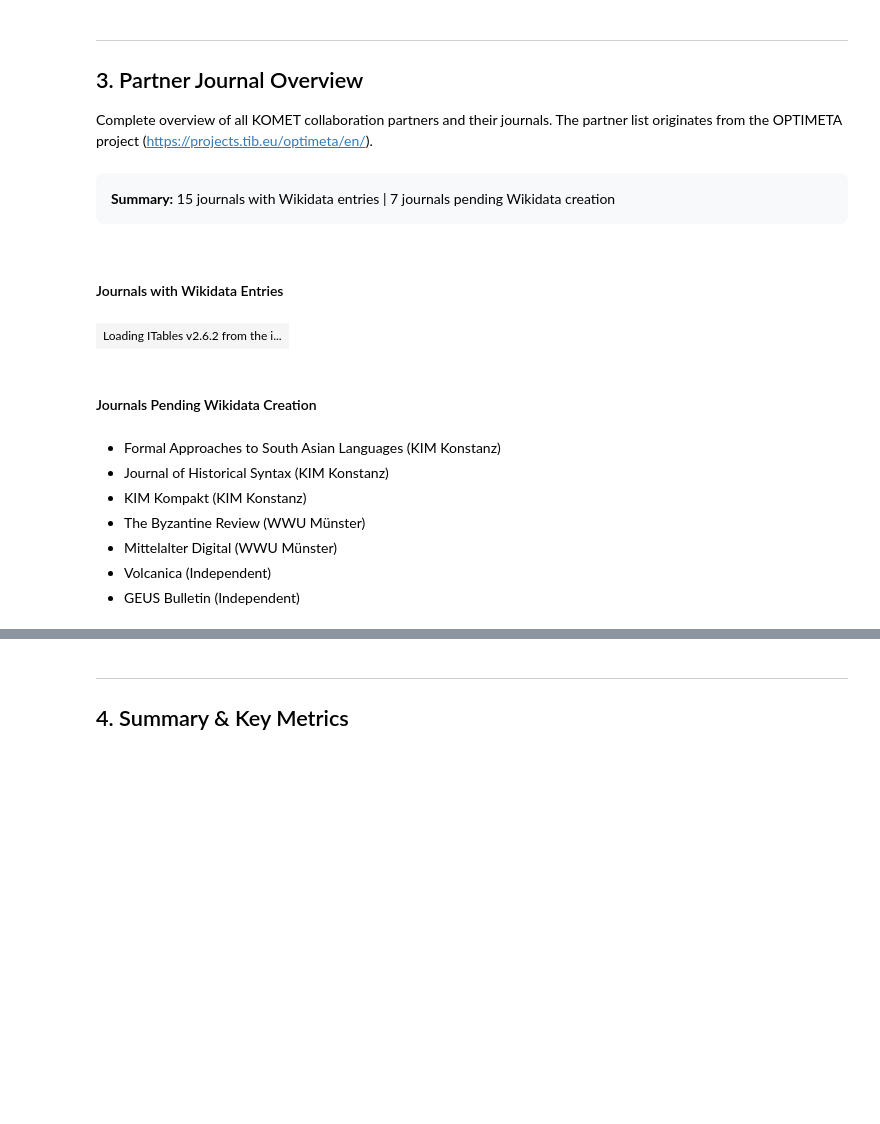
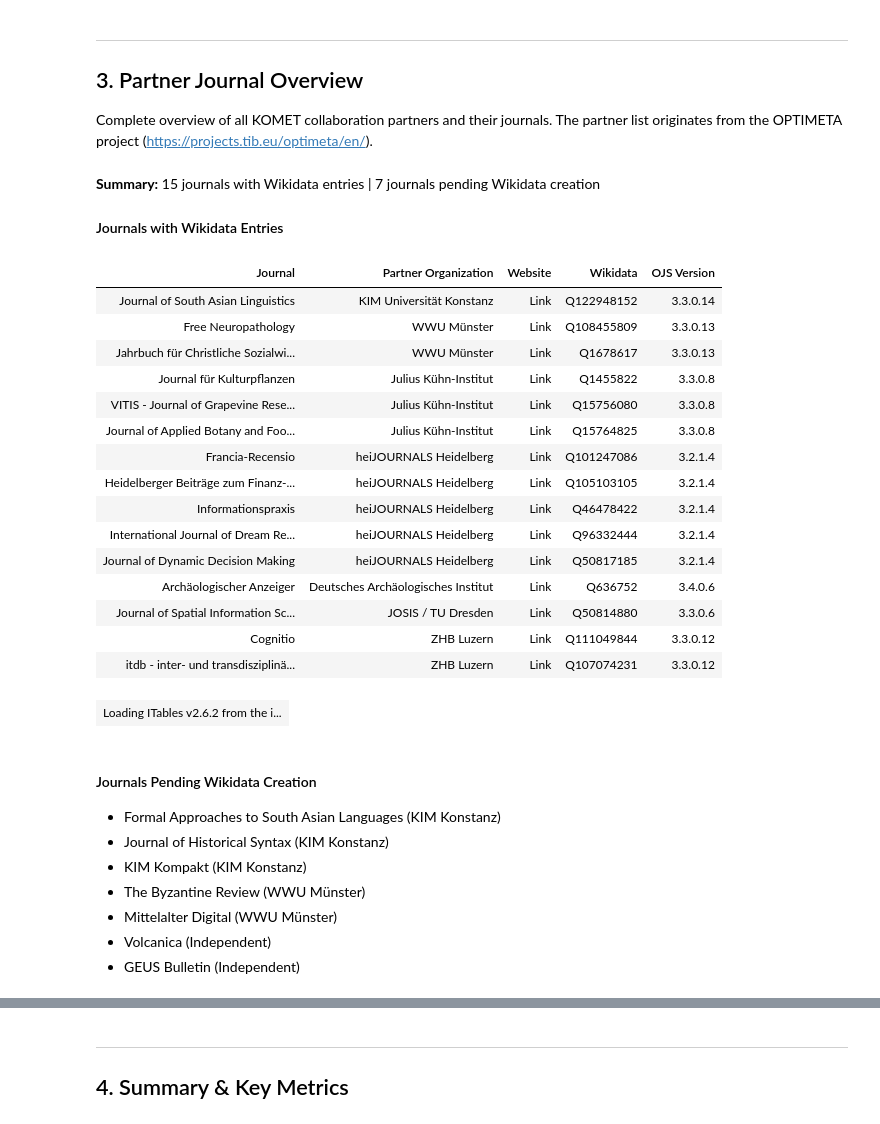
Before and after one commit to GeoinformationSystems/komet-report, a Jupyter notebook: komet_evaluation.ipynb, the cells around one changed output, grey strips where cells are left out. Drawn from its saved outputs; the diff is of its cells as text; code cells hidden in the pictures; blank space fills up the shorter version.

Commit message:
generate a PDF report using typst and adjust the outputs of cells to fix them for HTML and PDF version

```diff
--- a/komet_evaluation.ipynb
+++ b/komet_evaluation.ipynb
@@ -79,0 +55,14 @@ Update Frequency: Monthly (1st of each month)
+# %%
+# Table display helper for HTML and PDF export
+from IPython.display import display, HTML, Markdown
+
+def show_table(df, caption=None, index=False):
+    """
+    Display DataFrame as HTML table with optional caption.
+    For PDF export via markdown, tables are converted by nbconvert.
+    Links in cells should use HTML <a> tags for proper rendering.
+    """
+    html = df.to_html(escape=False, index=index, classes='dataframe table')
+    if caption:
+        html = f"<p><strong>{caption}</strong></p>\n{html}"
+    display(HTML(html))
@@ -517,46 +552,67 @@ Complete overview of all KOMET collaboration partners and their journals. The pa
 # %%
 # Display all partner journals with links
 all_journals = kh.COLLABORATION_PARTNERS["journals"]
 journals_without_wd = kh.COLLABORATION_PARTNERS.get("journals_without_wikidata", [])
 
 partner_table = [{
     'Journal': j['name'],
     'Partner Organization': j.get('partner', 'N/A'),
     'Website': f'<a href="{j.get("url", "#")}" target="_blank">Link</a>' if j.get('url') else 'N/A',
     'Wikidata': f'<a href="https://www.wikidata.org/wiki/{j["wikidata_qid"]}" target="_blank">{j["wikidata_qid"]}</a>',
     'OJS Version': j.get('ojs_version', 'N/A')
 } for j in all_journals]
 
 df_partners = pd.DataFrame(partner_table)
 
-display(HTML(f'''
-<div style="background: #f8f9fa; padding: 15px; border-radius: 8px; margin-bottom: 15px;">
-    <strong>Summary:</strong> {len(all_journals)} journals with Wikidata entries |
-    {len(journals_without_wd)} journals pending Wikidata creation
-</div>
+display(Markdown(f'''
+**Summary:** {len(all_journals)} journals with Wikidata entries | {len(journals_without_wd)} journals pending Wikidata creation
+
+#### Journals with Wikidata Entries
 '''))
 
-display(HTML('<h4>Journals with Wikidata Entries</h4>'))
-show(df_partners, classes="display compact", columnDefs=[{"className": "dt-left", "targets": [0, 1]}])
+show_table(df_partners)
 # %% [output]
-Summary: 15 journals with Wikidata entries | 7 journals pending Wikidata creation
-Journals with Wikidata Entries
+
+**Summary:** 15 journals with Wikidata entries | 7 journals pending Wikidata creation
+
+#### Journals with Wikidata Entries
-| Loading ITables v2.6.2 from the i... |
+| Journal | Partner Organization | Website | Wikidata | OJS Version |
+| Journal of South Asian Linguistics | KIM Universität Konstanz | Link | Q122948152 | 3.3.0.14 |
+| Free Neuropathology | WWU Münster | Link | Q108455809 | 3.3.0.13 |
+| Jahrbuch für Christliche Sozialwi... | WWU Münster | Link | Q1678617 | 3.3.0.13 |
+| Journal für Kulturpflanzen | Julius Kühn-Institut | Link | Q1455822 | 3.3.0.8 |
+| VITIS - Journal of Grapevine Rese... | Julius Kühn-Institut | Link | Q15756080 | 3.3.0.8 |
+| Journal of Applied Botany and Foo... | Julius Kühn-Institut | Link | Q15764825 | 3.3.0.8 |
+| Francia-Recensio | heiJOURNALS Heidelberg | Link | Q101247086 | 3.2.1.4 |
+| Heidelberger Beiträge zum Finanz-... | heiJOURNALS Heidelberg | Link | Q105103105 | 3.2.1.4 |
+| Informationspraxis | heiJOURNALS Heidelberg | Link | Q46478422 | 3.2.1.4 |
+| International Journal of Dream Re... | heiJOURNALS Heidelberg | Link | Q96332444 | 3.2.1.4 |
+| Journal of Dynamic Decision Making | heiJOURNALS Heidelberg | Link | Q50817185 | 3.2.1.4 |
+| Archäologischer Anzeiger | Deutsches Archäologisches Institut | Link | Q636752 | 3.4.0.6 |
+| Journal of Spatial Information Sc... | JOSIS / TU Dresden | Link | Q50814880 | 3.3.0.6 |
+| Cognitio | ZHB Luzern | Link | Q111049844 | 3.3.0.12 |
+| itdb - inter- und transdisziplinä... | ZHB Luzern | Link | Q107074231 | 3.3.0.12 |
+| Loading ITables v2.6.2 from the i... |
 # %%
 # Journals without Wikidata
 if journals_without_wd:
-    display(HTML('<h4>Journals Pending Wikidata Creation</h4>'))
-    pending_list = '<ul>' + ''.join([f'<li>{j["name"]} ({j.get("partner", "N/A")})</li>' for j in journals_without_wd]) + '</ul>'
-    display(HTML(pending_list))
+    pending_list = '\n'.join([f'- {j["name"]} ({j.get("partner", "N/A")})' for j in journals_without_wd])
+    display(Markdown(f'''
+#### Journals Pending Wikidata Creation
+
+{pending_list}
+'''))
 # %% [output]
-Journals Pending Wikidata Creation
-Formal Approaches to South Asian Languages (KIM Konstanz)
-Journal of Historical Syntax (KIM Konstanz)
-KIM Kompakt (KIM Konstanz)
-The Byzantine Review (WWU Münster)
-Mittelalter Digital (WWU Münster)
-Volcanica (Independent)
-GEUS Bulletin (Independent)
+
+#### Journals Pending Wikidata Creation
+
+- Formal Approaches to South Asian Languages (KIM Konstanz)
+- Journal of Historical Syntax (KIM Konstanz)
+- KIM Kompakt (KIM Konstanz)
+- The Byzantine Review (WWU Münster)
+- Mittelalter Digital (WWU Münster)
+- Volcanica (Independent)
+- GEUS Bulletin (Independent)
 # %%
 # Display publishing platforms
 platforms = kh.COLLABORATION_PARTNERS.get("platforms", [])
```
Also changed, not shown: parts of 16 cells of this notebook, 10 other files.
